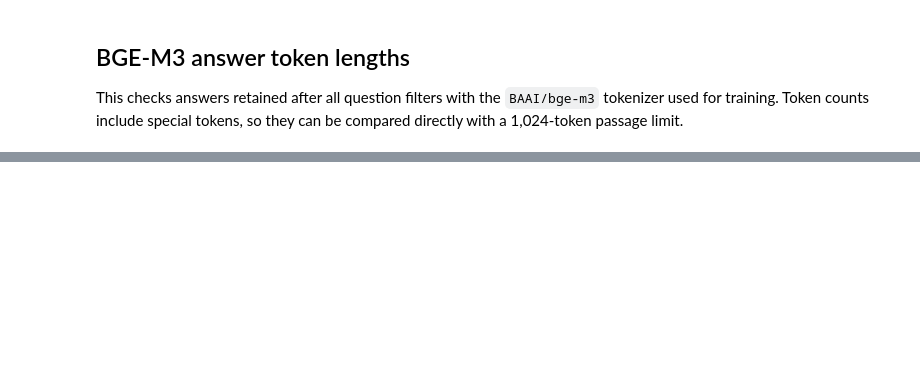
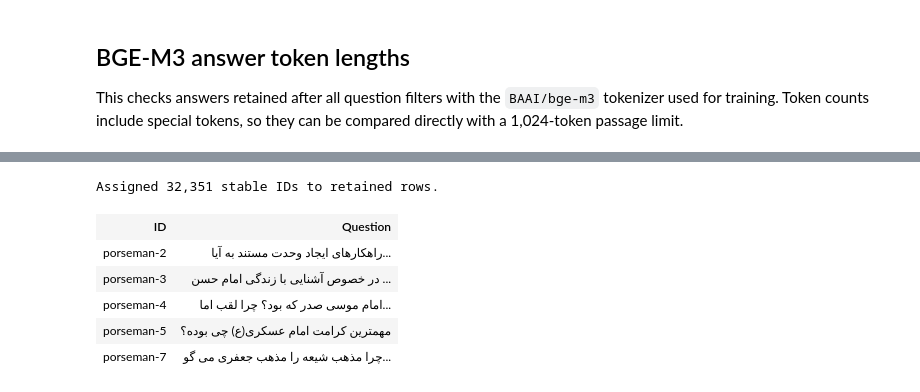
Before and after one commit to AliAhmadi20774/finetune-embedding-models, a Jupyter notebook: notebooks/filter_porseman_questions.ipynb, the cells around one changed output, grey strips where cells are left out. Cells and saved outputs as stored; diff of their text form; code cells hidden in the pictures; blank space fills up the shorter version.

```diff
--- a/notebooks/filter_porseman_questions.ipynb
+++ b/notebooks/filter_porseman_questions.ipynb
@@ -305,0 +343,18 @@ print(f"Rejected CSV: {REJECTED_PATH}")
+# %%
+RETAINED_ID_COLUMN = globals().get("RETAINED_ID_COLUMN", "id")
+for row in active_rows:
+    row[RETAINED_ID_COLUMN] = f"porseman-{row['_row_number']}"
+
+print(f"Assigned {len(active_rows):,} stable IDs to retained rows.")
+id_samples = ["<tr><th>ID</th><th>Question</th></tr>"]
+for row in active_rows[:SAMPLE_SIZE]:
+    id_samples.append("<tr><td>{}</td><td>{}</td></tr>".format(html.escape(row[RETAINED_ID_COLUMN]), html.escape(short(row["question"]))))
+display(HTML("<table style='width:100%; text-align:left'>" + "".join(id_samples) + "</table>"))
+# %% [output]
+Assigned 32,351 stable IDs to retained rows.
+| ID | Question |
+| porseman-2 | راهکارهای ایجاد وحدت مستند به آیا... |
+| porseman-3 | در خصوص آشنایی با زندگی امام حسن ... |
+| porseman-4 | امام موسی صدر که بود؟ چرا لقب اما... |
+| porseman-5 | مهمترین کرامت امام عسکرى(ع) چى بوده؟ |
+| porseman-7 | چرا مذهب شیعه را مذهب جعفری می گو... |
```
Also changed, not shown: parts of 13 cells of this notebook.
